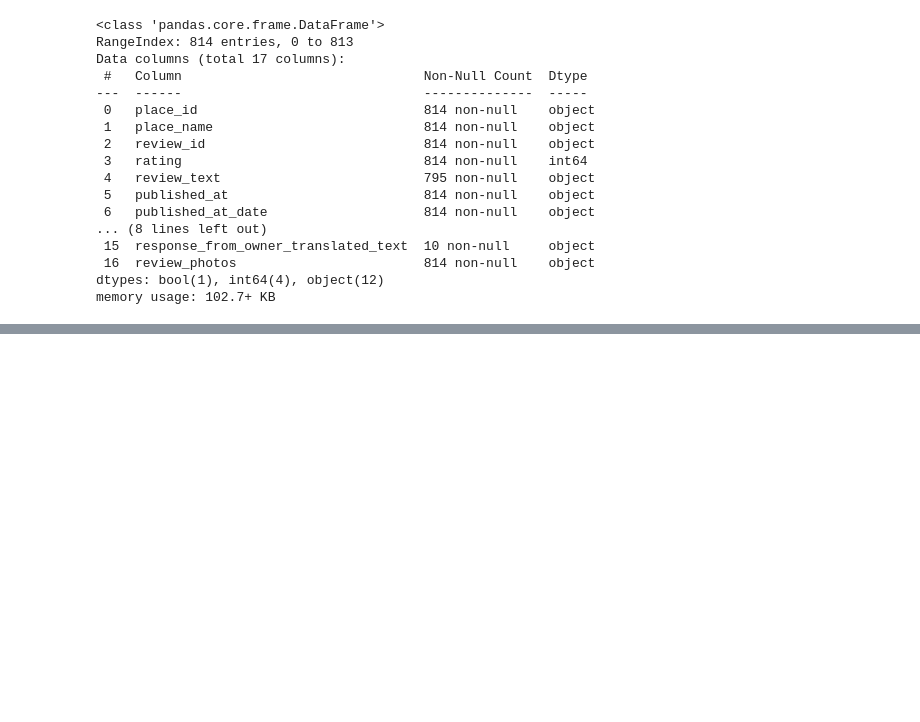
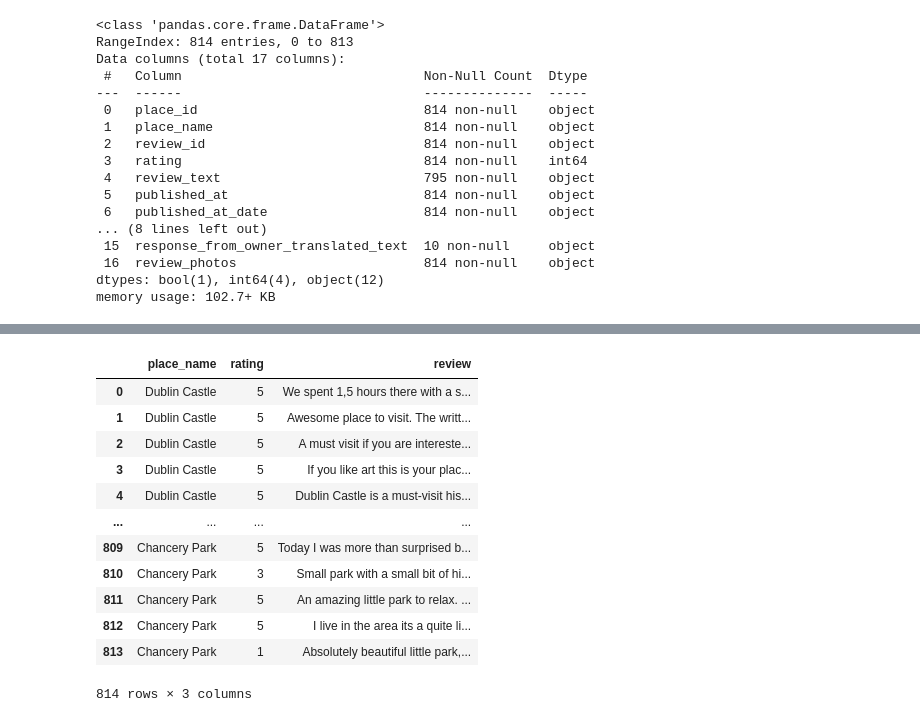
Before and after one commit to tinkvu/ConversationalRecommenderSystemForMaps, a Jupyter notebook: Notebooks/DataPreprocessing.ipynb, the cells around one changed output, grey strips where cells are left out. Cells and saved outputs as stored; diff of their text form; code cells hidden in the pictures; blank space fills up the shorter version.

```diff
--- a/Notebooks/DataPreprocessing.ipynb
+++ b/Notebooks/DataPreprocessing.ipynb
@@ -47,0 +94,18 @@ memory usage: 102.7+ KB
+# %%
+df['review'] = df['review_translated_text'].combine_first(df['review_text'])
+df=df[['place_name','rating','review']]
+df
+# %% [output]
+|  | place_name | rating | review |
+| 0 | Dublin Castle | 5 | We spent 1,5 hours there with a s... |
+| 1 | Dublin Castle | 5 | Awesome place to visit. The writt... |
+| 2 | Dublin Castle | 5 | A must visit if you are intereste... |
+| 3 | Dublin Castle | 5 | If you like art this is your plac... |
+| 4 | Dublin Castle | 5 | Dublin Castle is a must-visit his... |
+| ... | ... | ... | ... |
+| 809 | Chancery Park | 5 | Today I was more than surprised b... |
+| 810 | Chancery Park | 3 | Small park with a small bit of hi... |
+| 811 | Chancery Park | 5 | An amazing little park to relax. ... |
+| 812 | Chancery Park | 5 | I live in the area its a quite li... |
+| 813 | Chancery Park | 1 | Absolutely beautiful little park,... |
+814 rows × 3 columns
```
Also changed, not shown: parts of 6 cells of this notebook.
